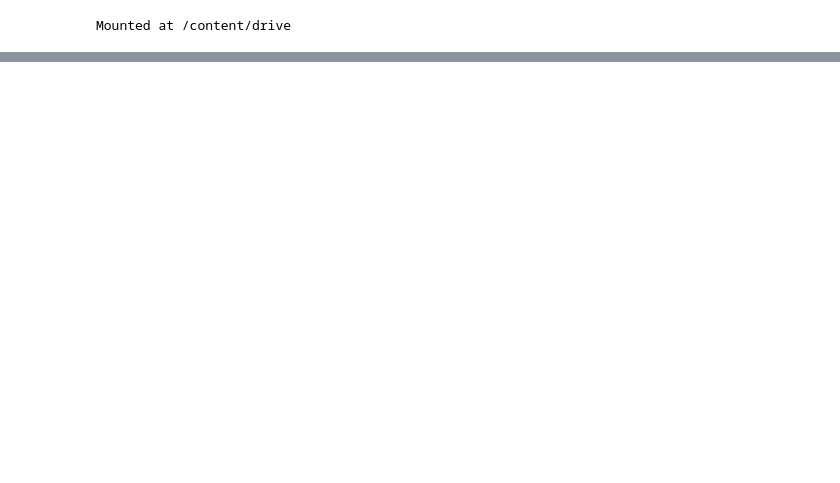
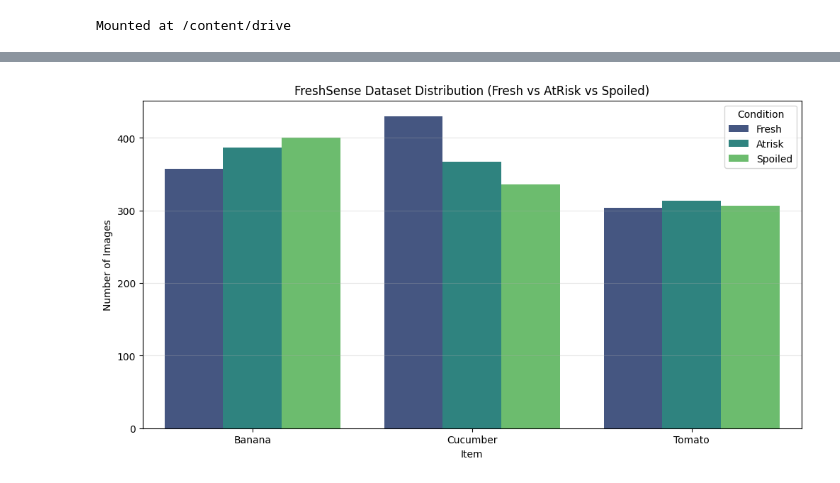
Before and after one commit to DilshanBotheju/freshsense-imagemodel, a Jupyter notebook: FreshSenseEDA.ipynb, the cells around one changed output, grey strips where cells are left out. Drawn from its saved outputs; the diff is of its cells as text; code cells hidden in the pictures; blank space fills up the shorter version.

Commit message:
Added visualization of classes with barchart distribution

```diff
--- a/FreshSenseEDA.ipynb
+++ b/FreshSenseEDA.ipynb
@@ -37,3 +37,7 @@ for ds in datasets:
                 "Class": cls.title(),
                 "Count": count
             })
+# %%
+# Create dataframe
+df = pd.DataFrame(data)
+print(df)
@@ -39,0 +55,12 @@ for ds in datasets:
+# %%
+# Barchart class distribution
+plt.figure(figsize=(12, 6))
+sns.barplot(data=df, x="Item", y="Count", hue="Class", palette="viridis")
+plt.title("FreshSense Dataset Distribution (Fresh vs AtRisk vs Spoiled)")
+plt.ylabel("Number of Images")
+plt.xlabel("Item")
+plt.legend(title="Condition")
+plt.grid(axis='y', alpha=0.3)
+plt.show()
+# %% [output]
+[figure, added]
```
Also changed, not shown: parts of 1 cell of this notebook.
